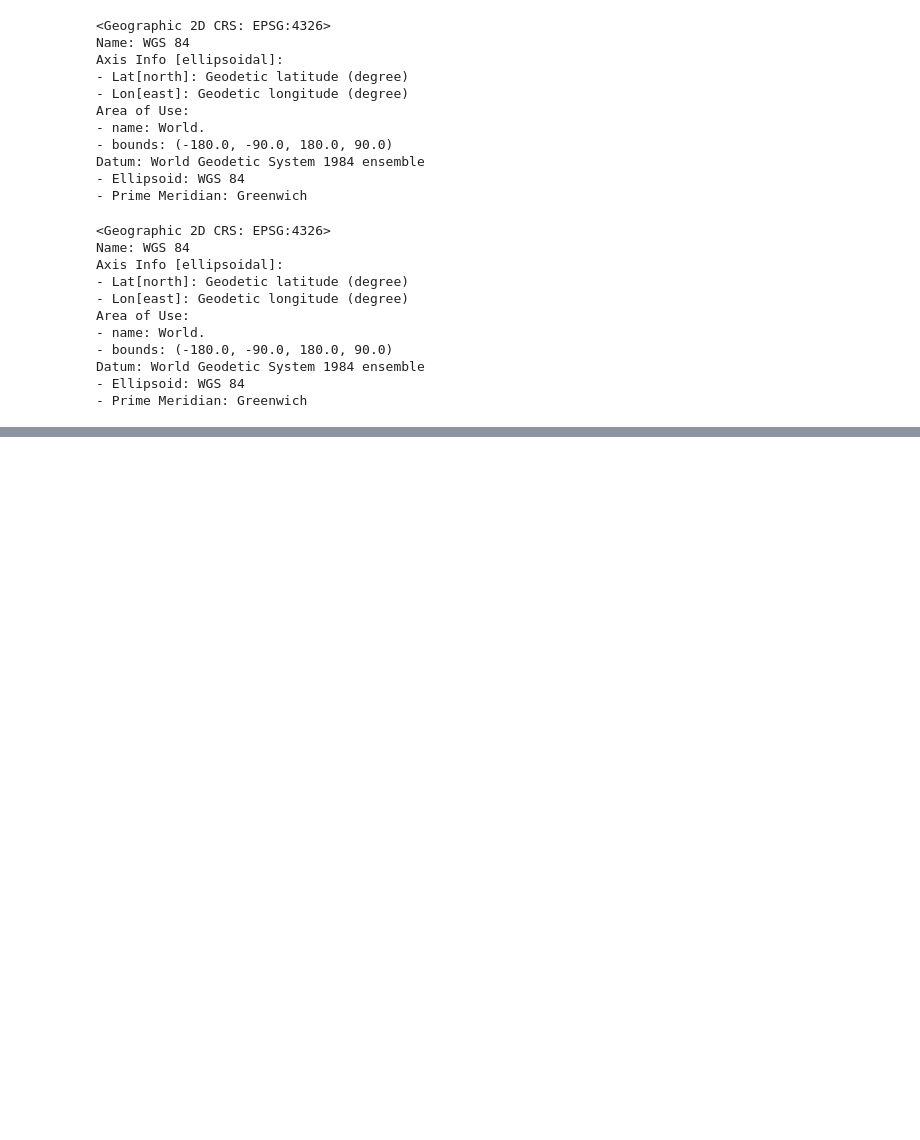
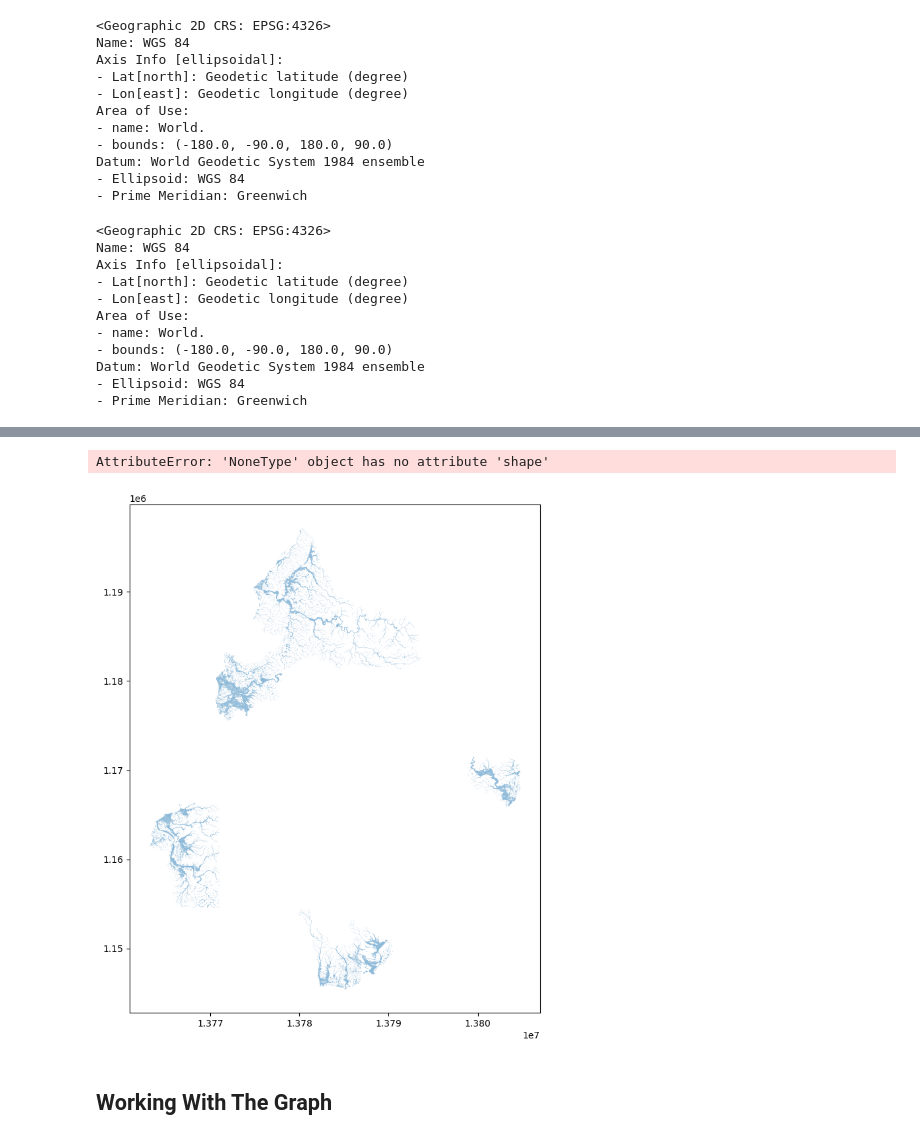
Before and after one commit to Nick-Miras/JeepneyRerouting, a Jupyter notebook: graph_test.ipynb, the cells around one changed output, grey strips where cells are left out. Cells and saved outputs as stored; diff of their text form; code cells hidden in the pictures; blank space fills up the shorter version.

```diff
--- a/graph_test.ipynb
+++ b/graph_test.ipynb
@@ -100,0 +142,9 @@ cx.add_basemap(ax=ax, url=cx.providers.CartoDB.Positron)
+# %%
+flood_hazard_5yr_web_mercator = flood_hazard_5yr.to_crs(epsg=3857)
+ax = flood_hazard_5yr_web_mercator.plot(figsize=(10, 10), alpha=0.5)
+cx.add_basemap(ax, crs=flood_hazard_5yr_web_mercator.crs)
+# %% [output]
+AttributeError: 'NoneType' object has no attribute 'shape'
+[figure, added]
+# %% [markdown]
+## Working With The Graph
```
Also changed, not shown: parts of 15 cells of this notebook, 24 other files.
